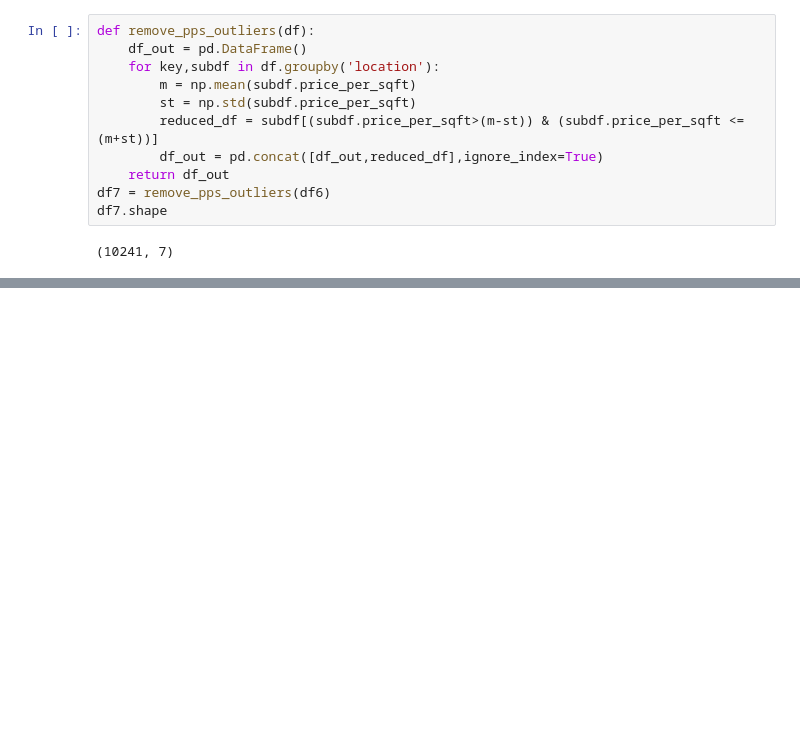
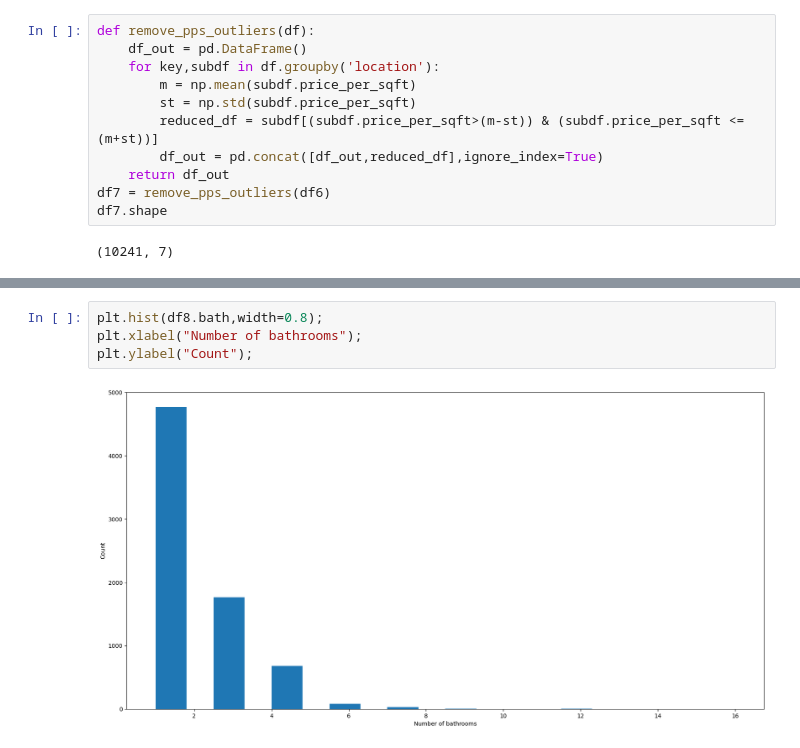
Before and after one commit to neeveshjain/Real_Estate_Price_Prediction_Project, a Jupyter notebook: Nb1.ipynb, the cells around one changed output, grey strips where cells are left out. Drawn from its saved outputs; the diff is of its cells as text; blank space fills up the shorter version.

```diff
--- a/Nb1.ipynb
+++ b/Nb1.ipynb
@@ -296,0 +359,6 @@ df7.shape
+# %%
+plt.hist(df8.bath,width=0.8);
+plt.xlabel("Number of bathrooms");
+plt.ylabel("Count");
+# %% [output]
+[figure, added]
```
Also changed, not shown: parts of 9 cells of this notebook, 1 other file.
